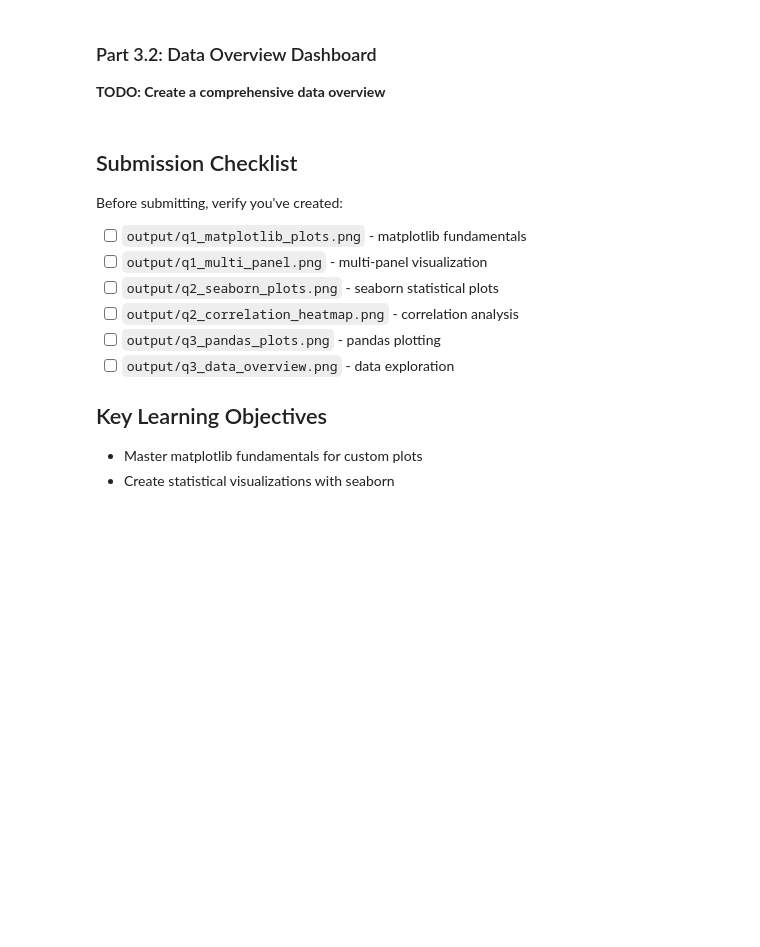
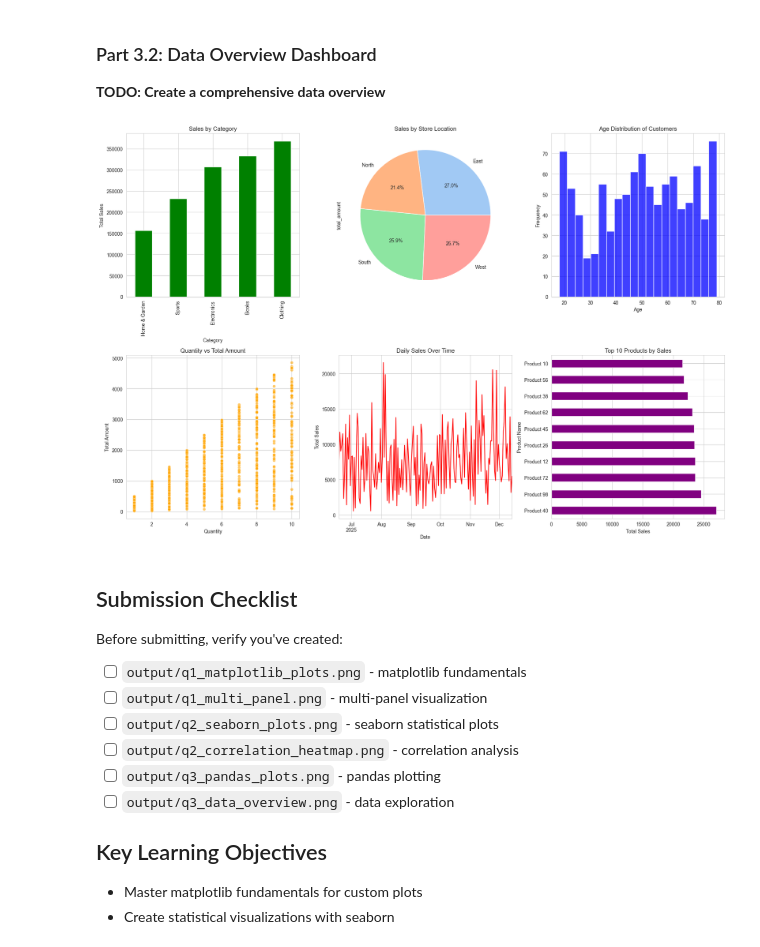
Before and after one commit to UCSF-DataSci/ds217-07-vision-quest-Chemia9, a Jupyter notebook: assignment.ipynb, the cells around one changed output. Cells and saved outputs as stored; diff of their text form; code cells hidden in the pictures; blank space fills up the shorter version.

```diff
--- a/assignment.ipynb
+++ b/assignment.ipynb
@@ -320,20 +341,47 @@ plt.show()
 # %%
 # TODO: Create a figure with multiple subplots
 fig, axes = plt.subplots(2, 3, figsize=(18, 12))
 
 # TODO: Plot 1: Sales by category (bar chart)
+category_sales = merged_df.groupby('category')['total_amount'].sum().sort_values()
+category_sales.plot(kind='bar', ax=axes[0, 0], color='green')
+axes[0, 0].set_title('Sales by Category')
+axes[0, 0].set_xlabel('Category')
+axes[0, 0].set_ylabel('Total Sales')
 # TODO: Plot 2: Sales by store location (pie chart)
+store_sales = merged_df.groupby('store_location')['total_amount'].sum()
+store_sales.plot(kind='pie', ax=axes[0, 1], autopct='%1.1f%%', colors=sns.color_palette('pastel'))
+axes[0, 1].set_title('Sales by Store Location')
 # TODO: Plot 3: Age distribution (histogram)
+sns.histplot(data=merged_df, x='age', bins=20, ax=axes[0, 2], color='blue')
+axes[0, 2].set_title('Age Distribution of Customers')
+axes[0, 2].set_xlabel('Age')
+axes[0, 2].set_ylabel('Frequency')
 # TODO: Plot 4: Quantity vs total_amount scatter
+sns.scatterplot(x='quantity', y='total_amount', data=merged_df, ax=axes[1, 0], color='orange', alpha=0.6)
+axes[1, 0].set_title('Quantity vs Total Amount')
+axes[1, 0].set_xlabel('Quantity')
+axes[1, 0].set_ylabel('Total Amount')
 # TODO: Plot 5: Sales over time (line plot)
+daily_sales.plot(kind='line', ax=axes[1, 1], color='red')
+axes[1, 1].set_title('Daily Sales Over Time')
+axes[1, 1].set_xlabel('Date')
+axes[1, 1].set_ylabel('Total Sales')
 # TODO: Plot 6: Top 10 products by sales (horizontal bar)
+top_products = merged_df.groupby('product_name')['total_amount'].sum().sort_values(ascending=False).iloc[:10]
+top_products.plot(kind='barh', ax=axes[1, 2], color='purple')
+axes[1, 2].set_title('Top 10 Products by Sales')
+axes[1, 2].set_xlabel('Total Sales')
+axes[1, 2].set_ylabel('Product Name')
 
 # TODO: Add titles and customize appearance
 # TODO: Save the plot as 'output/q3_data_overview.png'
 
 plt.tight_layout()
 plt.savefig('output/q3_data_overview.png', dpi=300, bbox_inches='tight')
 plt.show()
+# %% [output]
+[figure, added]
 # %% [markdown]
 ## Submission Checklist
 
```
Also changed, not shown: parts of 2 cells of this notebook, 3 other files.
